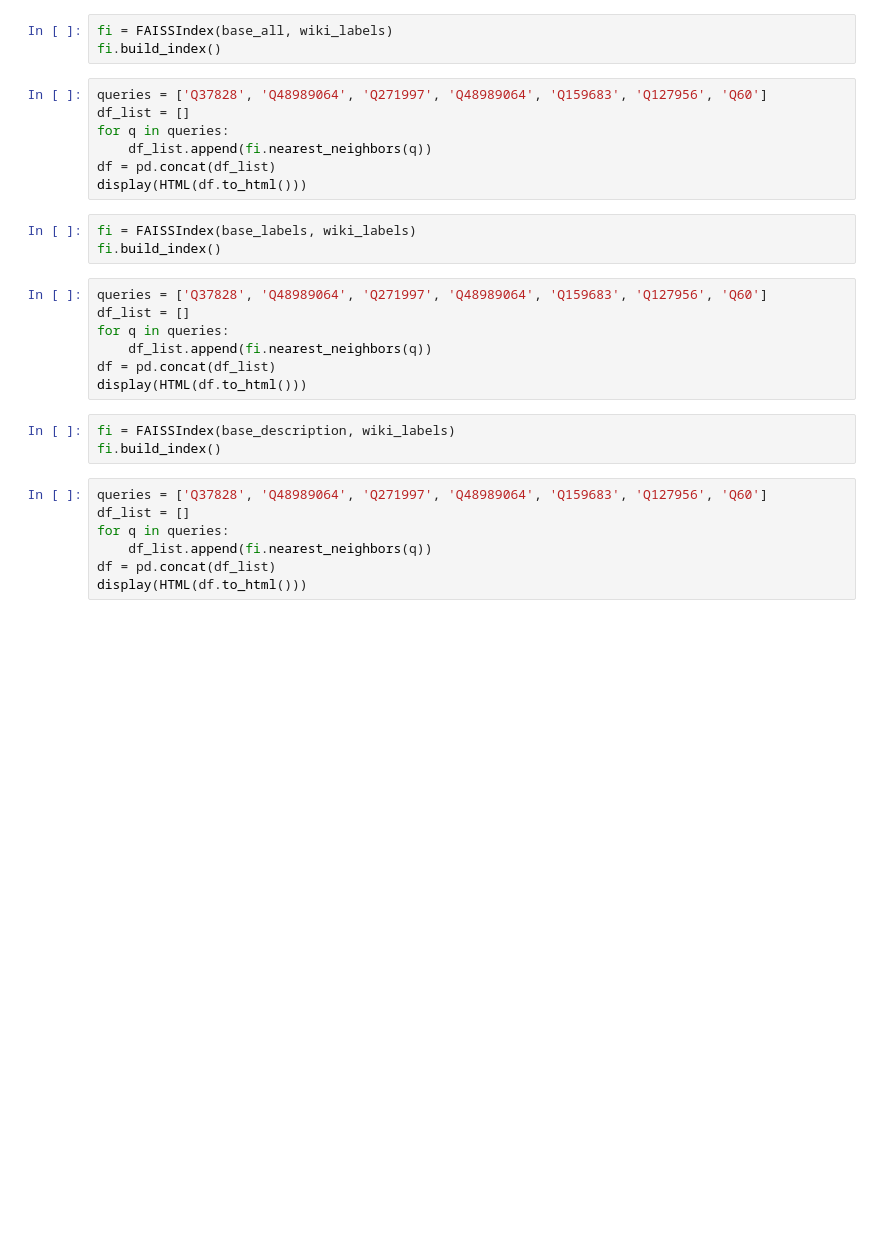
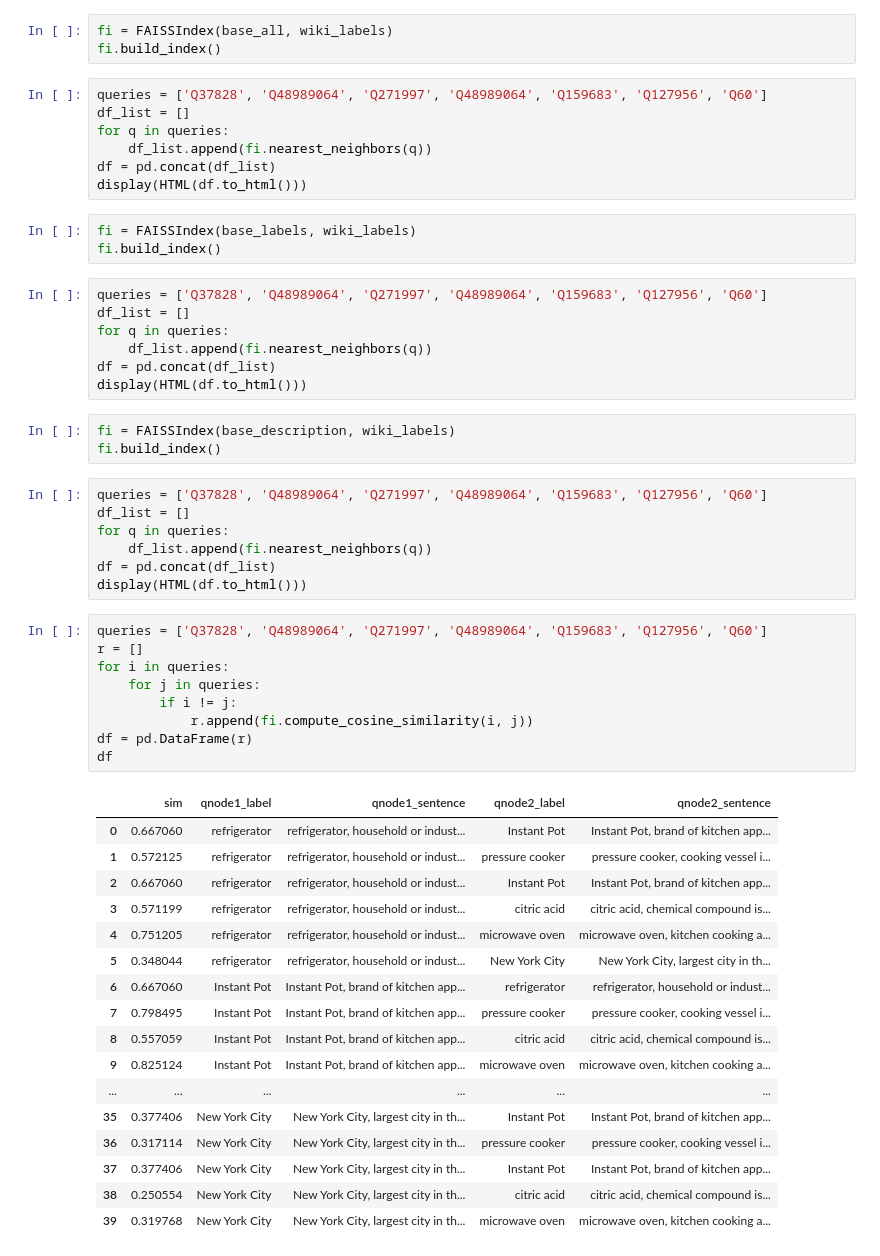
Before and after one commit to usc-isi-i2/maa-analysis, a Jupyter notebook: analysis/FAISS Similarity.ipynb, the cells around one changed output. Cells and saved outputs as stored; diff of their text form; blank space fills up the shorter version.

Commit message:
add annoy similarity and notebook

```diff
--- a/analysis/FAISS Similarity.ipynb
+++ b/analysis/FAISS Similarity.ipynb
@@ -84,3 +111,30 @@ for q in queries:
     df_list.append(fi.nearest_neighbors(q))
 df = pd.concat(df_list)
 display(HTML(df.to_html()))
+# %%
+queries = ['Q37828', 'Q48989064', 'Q271997', 'Q48989064', 'Q159683', 'Q127956', 'Q60']
+r = []
+for i in queries:
+    for j in queries:
+        if i != j:
+            r.append(fi.compute_cosine_similarity(i, j))
+df = pd.DataFrame(r)
+df
+# %% [output]
+|  | sim | qnode1_label | qnode1_sentence | qnode2_label | qnode2_sentence |
+| 0 | 0.667060 | refrigerator | refrigerator, household or indust... | Instant Pot | Instant Pot, brand of kitchen app... |
+| 1 | 0.572125 | refrigerator | refrigerator, household or indust... | pressure cooker | pressure cooker, cooking vessel i... |
+| 2 | 0.667060 | refrigerator | refrigerator, household or indust... | Instant Pot | Instant Pot, brand of kitchen app... |
+| 3 | 0.571199 | refrigerator | refrigerator, household or indust... | citric acid | citric acid, chemical compound is... |
+| 4 | 0.751205 | refrigerator | refrigerator, household or indust... | microwave oven | microwave oven, kitchen cooking a... |
+| 5 | 0.348044 | refrigerator | refrigerator, household or indust... | New York City | New York City, largest city in th... |
+| 6 | 0.667060 | Instant Pot | Instant Pot, brand of kitchen app... | refrigerator | refrigerator, household or indust... |
+| 7 | 0.798495 | Instant Pot | Instant Pot, brand of kitchen app... | pressure cooker | pressure cooker, cooking vessel i... |
+| 8 | 0.557059 | Instant Pot | Instant Pot, brand of kitchen app... | citric acid | citric acid, chemical compound is... |
+| 9 | 0.825124 | Instant Pot | Instant Pot, brand of kitchen app... | microwave oven | microwave oven, kitchen cooking a... |
+| ... | ... | ... | ... | ... | ... |
+| 35 | 0.377406 | New York City | New York City, largest city in th... | Instant Pot | Instant Pot, brand of kitchen app... |
+| 36 | 0.317114 | New York City | New York City, largest city in th... | pressure cooker | pressure cooker, cooking vessel i... |
+| 37 | 0.377406 | New York City | New York City, largest city in th... | Instant Pot | Instant Pot, brand of kitchen app... |
+| 38 | 0.250554 | New York City | New York City, largest city in th... | citric acid | citric acid, chemical compound is... |
+| 39 | 0.319768 | New York City | New York City, largest city in th... | microwave oven | microwave oven, kitchen cooking a... |
```
Also changed, not shown: parts of 6 cells of this notebook, 5 other files.
